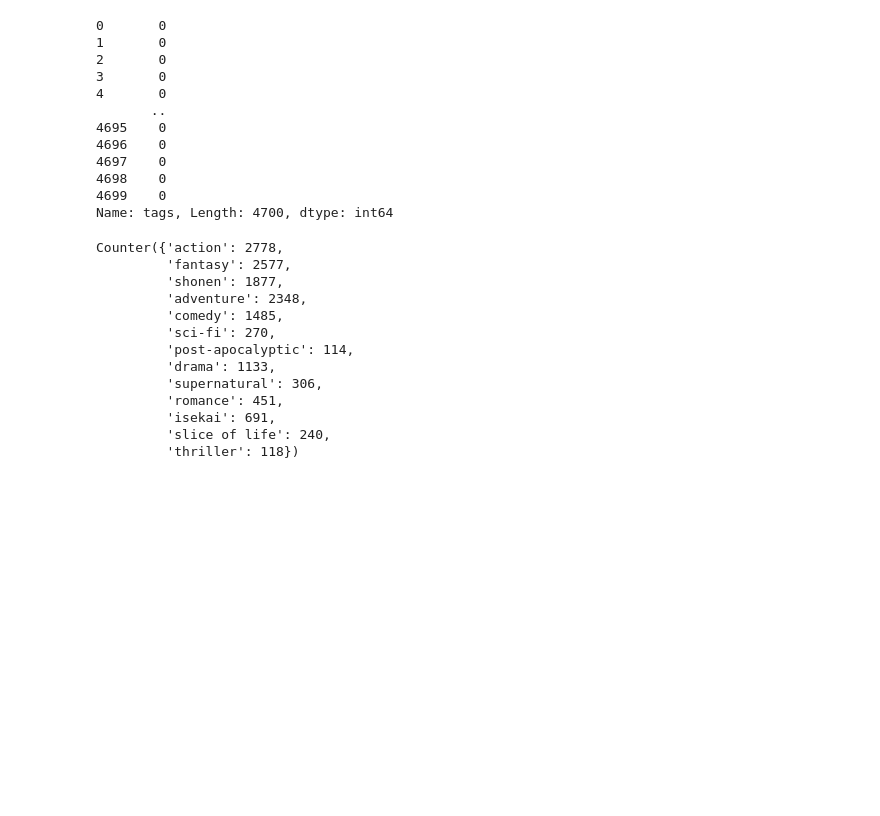
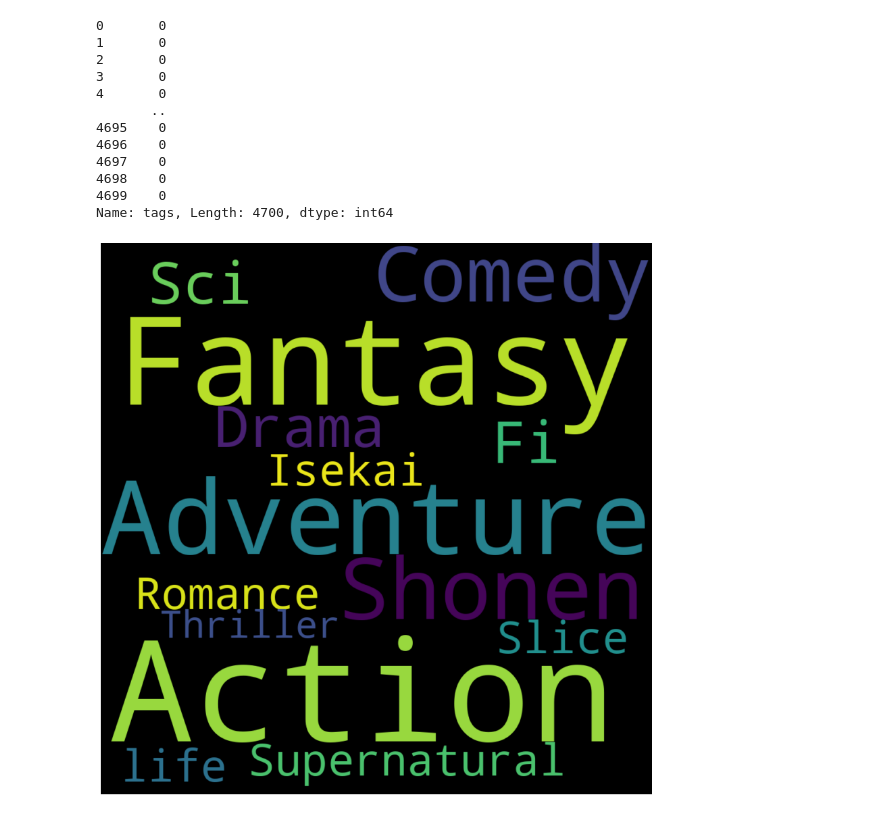
Before and after one commit to something-cool/french-bread, a Jupyter notebook: data_visual.ipynb, the cells around one changed output. Drawn from its saved outputs; the diff is of its cells as text; code cells hidden in the pictures; blank space fills up the shorter version.

```diff
--- a/data_visual.ipynb
+++ b/data_visual.ipynb
@@ -112,19 +173,17 @@ anime_df['tags'].apply(list_to_string)
 4698    0
 4699    0
 Name: tags, Length: 4700, dtype: int64
-# %%
-Counter(genre_list)
-# %% [output]
-Counter({'action': 2778,
-         'fantasy': 2577,
-         'shonen': 1877,
-         'adventure': 2348,
-         'comedy': 1485,
-         'sci-fi': 270,
-         'post-apocalyptic': 114,
-         'drama': 1133,
-         'supernatural': 306,
-         'romance': 451,
-         'isekai': 691,
-         'slice of life': 240,
-         'thriller': 118})
+# %%
+text=("Action Action Action, Action, Fantasy, Fantasy, Fantasy, Shonen, Shonen, Adventure, Adventure, Adventure, Comedy, Comedy, Sci-Fi, Drama, Supernatural, Romance, Isekai, Slice of life, Thriller")
+# Create the wordcloud object
+wordcloud = WordCloud(width=1000, height=1000, margin=0).generate(text)
+
+# Display the generated image:
+plt.figure(figsize=(25,15))
+
+plt.imshow(wordcloud, interpolation='bilinear')
+plt.axis("off")
+plt.margins(x=0, y=0)
+plt.show()
+# %% [output]
+[figure, added]
```
Also changed, not shown: parts of 7 cells of this notebook, 1 other file.
